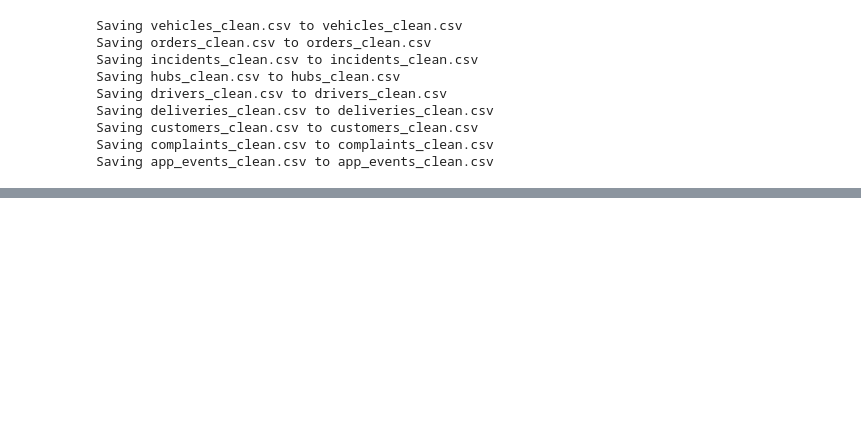
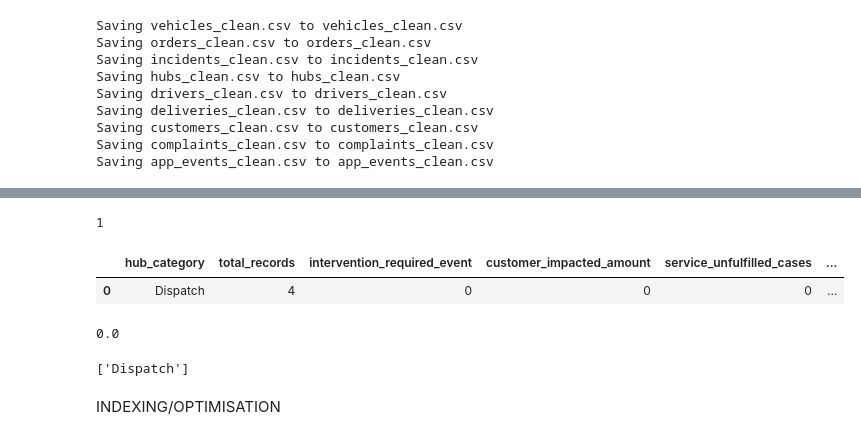
Before and after one commit to hobbsandbobs-dotcom/Analytics-Coursework, a Jupyter notebook: 4_Mongo_DB_Section.ipynb, the cells around one changed output, grey strips where cells are left out. Drawn from its saved outputs; the diff is of its cells as text; code cells hidden in the pictures; blank space fills up the shorter version.

```diff
--- a/4_Mongo_DB_Section.ipynb
+++ b/4_Mongo_DB_Section.ipynb
@@ -102,0 +105,4 @@ records_vehicles = vehicles_df.to_dict("records")
+# %%
+nstar_service_operations = []
+
+#Creates nstar service operations
@@ -102,0 +254,4 @@ records_vehicles = vehicles_df.to_dict("records")
+# %%
+    nstar_service_operations.append(
+        operational_case_document
+    )
@@ -102,0 +271,6 @@ records_vehicles = vehicles_df.to_dict("records")
+# %%
+order_record_id_tst = nstar_service_operations[0][
+    "order"
+]["order_id"]
+
+#This takes the first document from the list
@@ -102,0 +474,21 @@ records_vehicles = vehicles_df.to_dict("records")
+# %%
+integrated_services_coll.update_one(
+
+    {
+
+        "order.order_id": order_record_id_tst
+    },
+
+    {
+
+        "$set": {
+
+            "ops_recovery_status.recovery_support_needed": True,
+
+            "ops_recovery_status.delivery_issue_flagged": True,
+
+            "ops_recovery_status.recovery_review_reason":
+                "Operational lifecycle escalation triggered following service disruption investigation."
+        }
+    }
+)
@@ -102,0 +627,22 @@ records_vehicles = vehicles_df.to_dict("records")
+# %%
+len(operational_findings)
+# %% [output]
+1
+# %%
+import pandas as pd
+
+df = pd.DataFrame(operational_findings)
+df
+# %% [output]
+|  | hub_category | total_records | intervention_required_event | customer_impacted_amount | service_unfulfilled_cases | ... |
+| 0 | Dispatch | 4 | 0 | 0 | 0 | ... |
+# %%
+df["recovery_percentage"].max()
+# %% [output]
+0.0
+# %%
+integrated_services_coll.distinct("infrastructure_hub.hub_type")
+# %% [output]
+['Dispatch']
+# %% [markdown]
+INDEXING/OPTIMISATION
```
Also changed, not shown: parts of 27 cells of this notebook.
